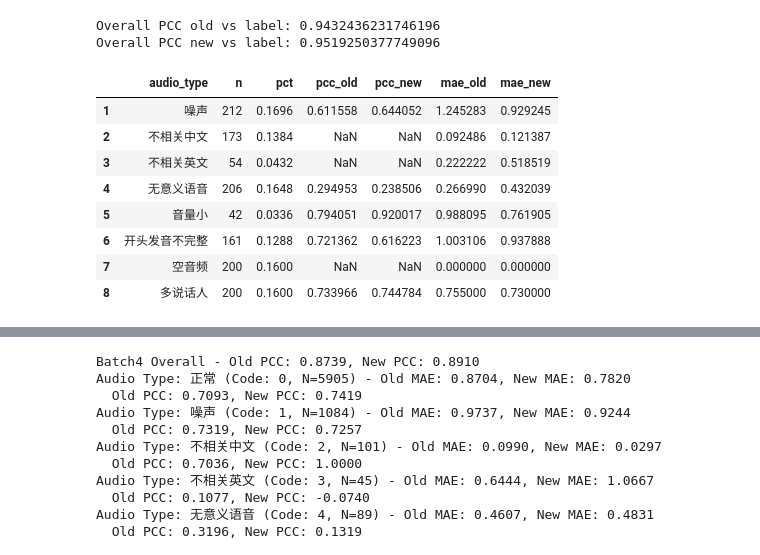
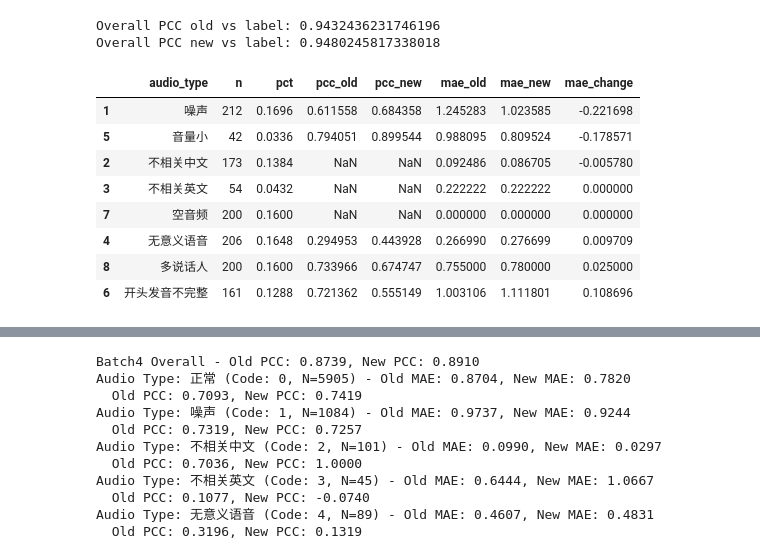
Before and after one commit to FreeLo0op/kimi-sft, a Jupyter notebook: utils/stastic/abnoraml_stastic.ipynb, the cells around one changed output, grey strips where cells are left out. Drawn from its saved outputs; the diff is of its cells as text; code cells hidden in the pictures.

```diff
--- a/utils/stastic/abnoraml_stastic.ipynb
+++ b/utils/stastic/abnoraml_stastic.ipynb
@@ -248,10 +255,30 @@ def plot_box_only(data1, data2, data3, labels=("Series 1", "Series 2", "Series 3
     plt.show()
 # %%
 # score1:线上模型得分，score2: llm模型得分
-data_info_path = '/mnt/pfs_l2/jieti_team/SFT/hupeng/data/tal-k12/test/abnormal_data/data_info_uniq_modify.csv'
-data_info = pd.read_csv(data_info_path, sep='\t', dtype={'wavname': str, 'text': str, 'score1': float, 'score2': float, 'audio_type': str})
+# data_info_path = '/mnt/pfs_l2/jieti_team/SFT/hupeng/data/tal-k12/test/abnormal_data/data_info_uniq_modify.csv'
+# data_info = pd.read_csv(data_info_path, sep='\t', dtype={'wavname': str, 'text': str, 'score1': float, 'score2': float, 'audio_type': str})
+
+data_info_path = '/mnt/pfs_l2/jieti_team/SFT/hupeng/data/en/audio_detect/test/label_only_abnormal_v2.csv'
+data_info = pd.read_csv(data_info_path, sep='\t', dtype={'wavname': str, 'text': str, 'pron_score': float, 'audio_type': str})
+data_info['score2'] = -1
+
+# 交集数据
+intersect_df = pd.read_csv('/mnt/pfs_l2/jieti_team/SFT/speech/fangdongyan/fdy_10.19.36.121/00-code_backup/tal_kh_evl_tools/data_pipeline/files/testdataset/test_dataset_0121_score.tsv', sep='\t')
+data_info = data_info[data_info['wavname'].isin(intersect_df['wavname'].tolist())]
 # %%
 # new_infer_res = '/mnt/pfs_l2/jieti_team/SFT/hupeng/resources/PaMLLM/PaMLLM_kimi_v3.1/model_infer_ephch3/infer_res/abnormal_dataset.tsv'
-new_infer_res = '/mnt/pfs_l2/jieti_team/SFT/hupeng/resources/PaMLLM/PaMLLM_kimi_v3.3/infer_model/infer_res/abnormal_dataset.tsv'
+# new_infer_res = '/mnt/pfs_l2/jieti_team/SFT/hupeng/resources/PaMLLM/PaMLLM_kimi_v3.1/infer_model_distill_epoch1_epoch3/infer_res/abnormal_dataset.tsv'
+# new_infer_res = '/mnt/pfs_l2/jieti_team/SFT/hupeng/resources/PaMLLM/PaMLLM_kimi_v3.3/infer_model/infer_res/abnormal_dataset.tsv'
+# new_infer_res = '/mnt/pfs_l2/jieti_team/SFT/hupeng/resources/PaMLLM/PaMLLM_kimi_v3.5/infer_model_b1_epoch2/infer_res/abnormal_dataset.tsv'
+new_infer_res = '/mnt/pfs_l2/jieti_team/SFT/hupeng/resources/PaMLLM/PaMLLM_kimi_v3.6/infer_model_b1/infer_res/abnormal_dataset.tsv'
+
 data_info_new = data_info.copy()
 data_info_new = llm_score_remap(new_infer_res, data_info_new)
+data_info_new = data_info_new[data_info_new['score2'] != -1]
+statistical_indicators_compute(data_info_new, 'score2')
+# PCC:0.6783    reject rate:0.9062
+# v3.6 cpkt3000 0.6605 0.9297
+# v3.6 cokt4000 0.6491 0.9197"
+# v3.6 cpkt4581 0.6390 0.9279
+# v3.6_b1 ckpt9000 0.6540 0.9161
+# v3.6_b1 0.6496 0.9297
@@ -335,42 +372,42 @@ for atype, g in analysis_df.groupby('audio_type'):
     pcc_old = safe_corr(g['label'], g['old_llm'])
     pcc_new = safe_corr(g['label'], g['new_llm'])
     mae_old = float(np.mean(np.abs(g['label'] - g['old_llm']))) if n else np.nan
     mae_new = float(np.mean(np.abs(g['label'] - g['new_llm']))) if n else np.nan
-    mae_change = mae_new = mae_old
+    mae_change = mae_new - mae_old
     contrib_new = abs(pcc_new) * pct  # 简单占比加权贡献度
     # 留一法：移除该类后再算全局 PCC
     remain = analysis_df[analysis_df['audio_type'] != atype]
     pcc_new_without = safe_corr(remain['label'], remain['new_llm']) if len(remain) >= 2 else np.nan
     delta_new = pcc_new_all - pcc_new_without if not math.isnan(pcc_new_all) and not math.isnan(pcc_new_without) else np.nan
     rows.append({
         'audio_type': atype,
         'n': n,
         'pct': pct,
         'pcc_old': pcc_old,
         'pcc_new': pcc_new,
         'mae_old': mae_old,
         'mae_new': mae_new,
         'mae_change': mae_change,
         # 'contrib_new': contrib_new,
         # 'pcc_new_without': pcc_new_without,
         # 'delta_new': delta_new,
     })
 
-summary_df = pd.DataFrame(rows).sort_values(by='pcc_new', ascending=True)
+summary_df = pd.DataFrame(rows).sort_values(by='mae_change', ascending=True)
 summary_df = summary_df[summary_df['audio_type'] != '0']
 summary_df['audio_type'] = summary_df['audio_type'].map(AUDIO_TYPE_MAP)
 print('Overall PCC old vs label:', pcc_old_all)
 print('Overall PCC new vs label:', pcc_new_all)
 summary_df
 # %% [output]
 Overall PCC old vs label: 0.9432436231746196
-Overall PCC new vs label: 0.9519250377749096
+Overall PCC new vs label: 0.9480245817338018
-|  | audio_type | n | pct | pcc_old | pcc_new | mae_old | mae_new |
-| 1 | 噪声 | 212 | 0.1696 | 0.611558 | 0.644052 | 1.245283 | 0.929245 |
-| 2 | 不相关中文 | 173 | 0.1384 | NaN | NaN | 0.092486 | 0.121387 |
-| 3 | 不相关英文 | 54 | 0.0432 | NaN | NaN | 0.222222 | 0.518519 |
-| 4 | 无意义语音 | 206 | 0.1648 | 0.294953 | 0.238506 | 0.266990 | 0.432039 |
-| 5 | 音量小 | 42 | 0.0336 | 0.794051 | 0.920017 | 0.988095 | 0.761905 |
-| 6 | 开头发音不完整 | 161 | 0.1288 | 0.721362 | 0.616223 | 1.003106 | 0.937888 |
-| 7 | 空音频 | 200 | 0.1600 | NaN | NaN | 0.000000 | 0.000000 |
-| 8 | 多说话人 | 200 | 0.1600 | 0.733966 | 0.744784 | 0.755000 | 0.730000 |
+|  | audio_type | n | pct | pcc_old | pcc_new | mae_old | mae_new | mae_change |
+| 1 | 噪声 | 212 | 0.1696 | 0.611558 | 0.684358 | 1.245283 | 1.023585 | -0.221698 |
+| 5 | 音量小 | 42 | 0.0336 | 0.794051 | 0.899544 | 0.988095 | 0.809524 | -0.178571 |
+| 2 | 不相关中文 | 173 | 0.1384 | NaN | NaN | 0.092486 | 0.086705 | -0.005780 |
+| 3 | 不相关英文 | 54 | 0.0432 | NaN | NaN | 0.222222 | 0.222222 | 0.000000 |
+| 7 | 空音频 | 200 | 0.1600 | NaN | NaN | 0.000000 | 0.000000 | 0.000000 |
+| 4 | 无意义语音 | 206 | 0.1648 | 0.294953 | 0.443928 | 0.266990 | 0.276699 | 0.009709 |
+| 8 | 多说话人 | 200 | 0.1600 | 0.733966 | 0.674747 | 0.755000 | 0.780000 | 0.025000 |
+| 6 | 开头发音不完整 | 161 | 0.1288 | 0.721362 | 0.555149 | 1.003106 | 1.111801 | 0.108696 |
```
Also changed, not shown: parts of 11 cells of this notebook, 13 other files.
